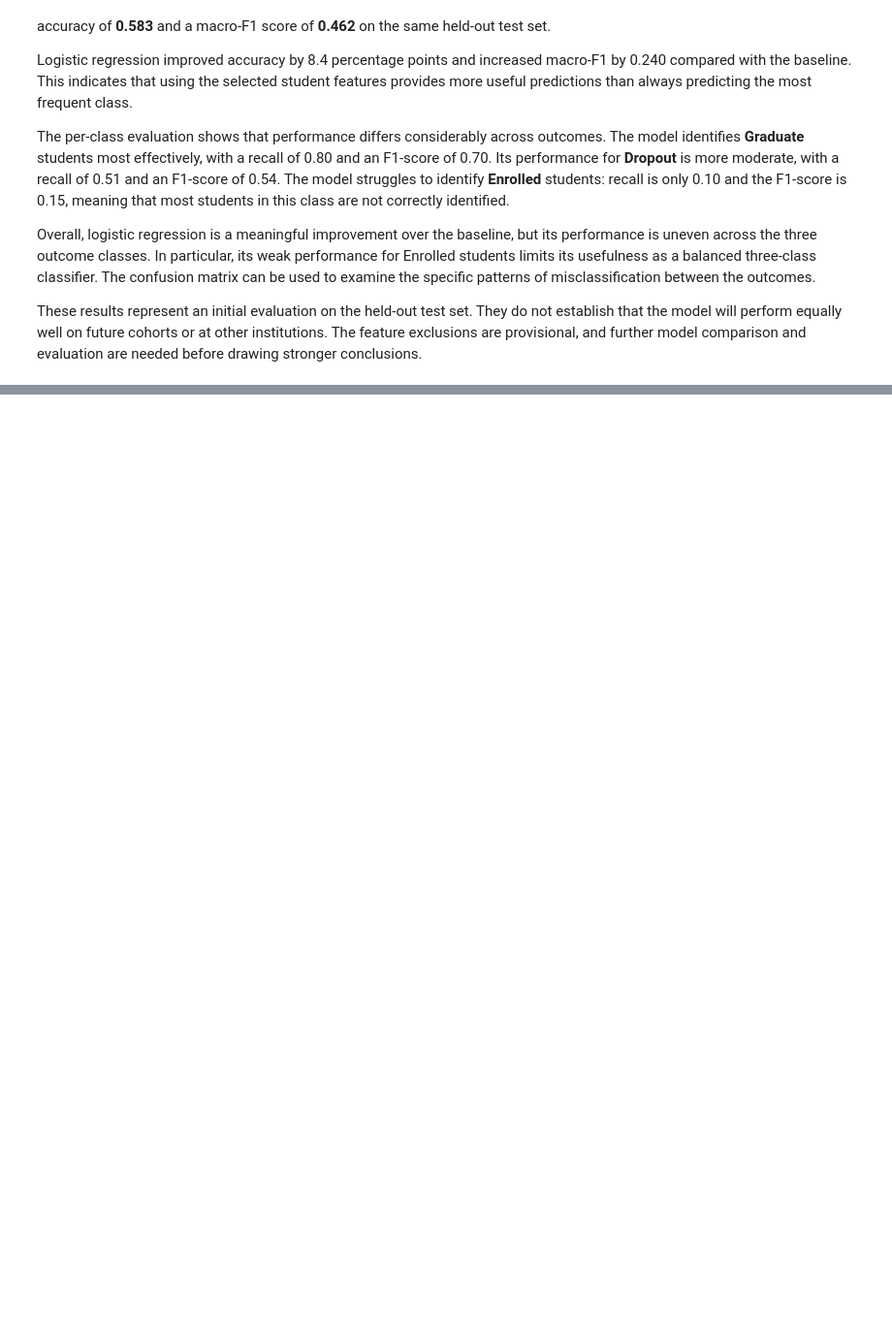
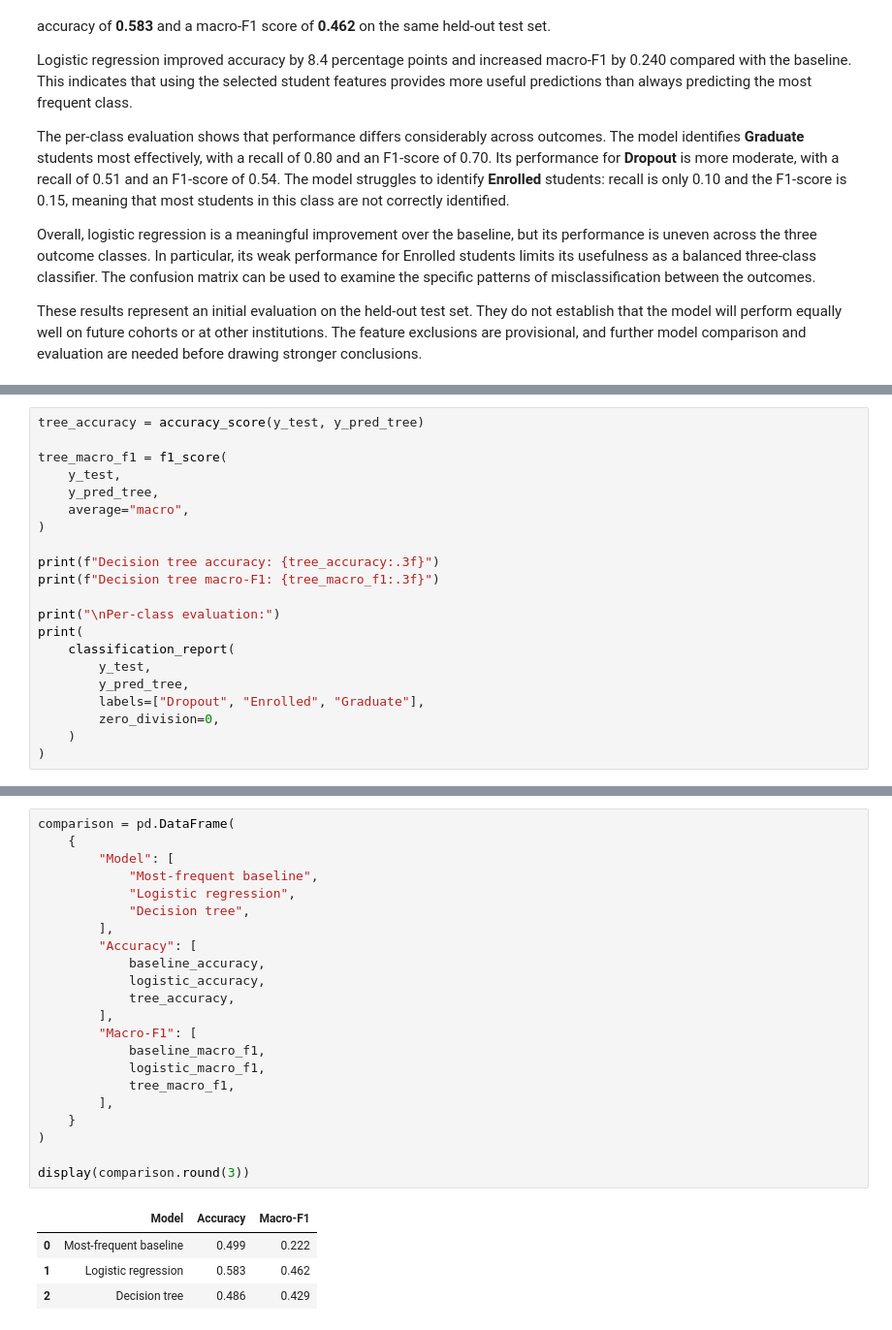
Before and after one commit to mrymsarabi/student-dropout-prediction, a Jupyter notebook: notebooks/04_modeling.ipynb, the cells around one changed output, grey strips where cells are left out. Shown at 97% size. Cells and saved outputs as stored; diff of their text form; blank space fills up the shorter version.

```diff
--- a/notebooks/04_modeling.ipynb
+++ b/notebooks/04_modeling.ipynb
@@ -380,0 +418,21 @@ These results represent an initial evaluation on the held-out test set. They do
+# %%
+tree_accuracy = accuracy_score(y_test, y_pred_tree)
+
+tree_macro_f1 = f1_score(
+    y_test,
+    y_pred_tree,
+    average="macro",
+)
+
+print(f"Decision tree accuracy: {tree_accuracy:.3f}")
+print(f"Decision tree macro-F1: {tree_macro_f1:.3f}")
+
+print("\nPer-class evaluation:")
+print(
+    classification_report(
+        y_test,
+        y_pred_tree,
+        labels=["Dropout", "Enrolled", "Graduate"],
+        zero_division=0,
+    )
+)
@@ -380,0 +486,27 @@ These results represent an initial evaluation on the held-out test set. They do
+# %%
+comparison = pd.DataFrame(
+    {
+        "Model": [
+            "Most-frequent baseline",
+            "Logistic regression",
+            "Decision tree",
+        ],
+        "Accuracy": [
+            baseline_accuracy,
+            logistic_accuracy,
+            tree_accuracy,
+        ],
+        "Macro-F1": [
+            baseline_macro_f1,
+            logistic_macro_f1,
+            tree_macro_f1,
+        ],
+    }
+)
+
+display(comparison.round(3))
+# %% [output]
+|  | Model | Accuracy | Macro-F1 |
+| 0 | Most-frequent baseline | 0.499 | 0.222 |
+| 1 | Logistic regression | 0.583 | 0.462 |
+| 2 | Decision tree | 0.486 | 0.429 |
```
Also changed, not shown: parts of 10 cells of this notebook.
